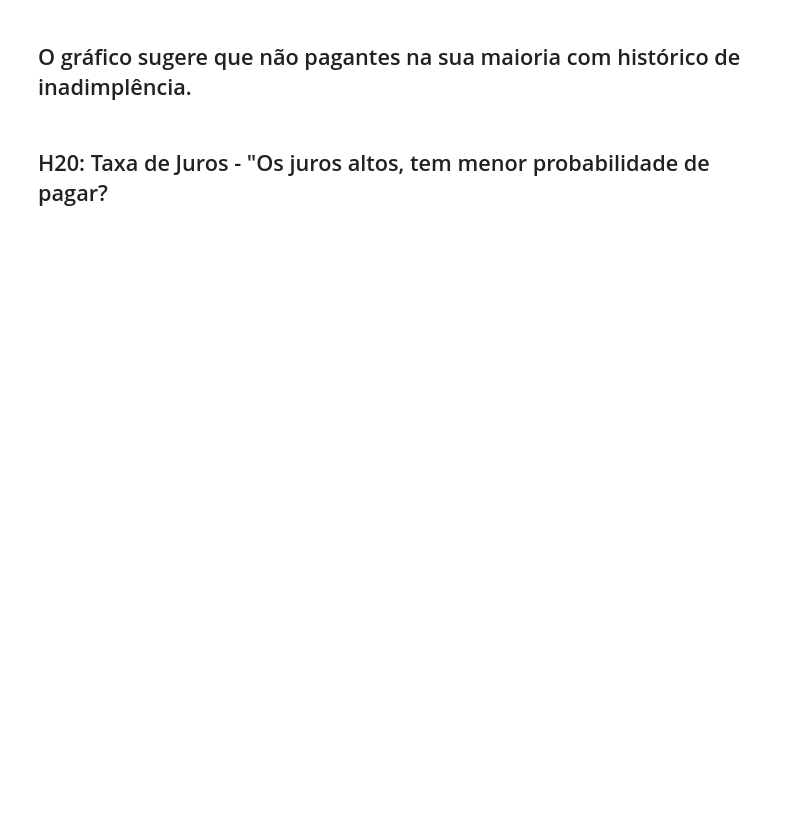
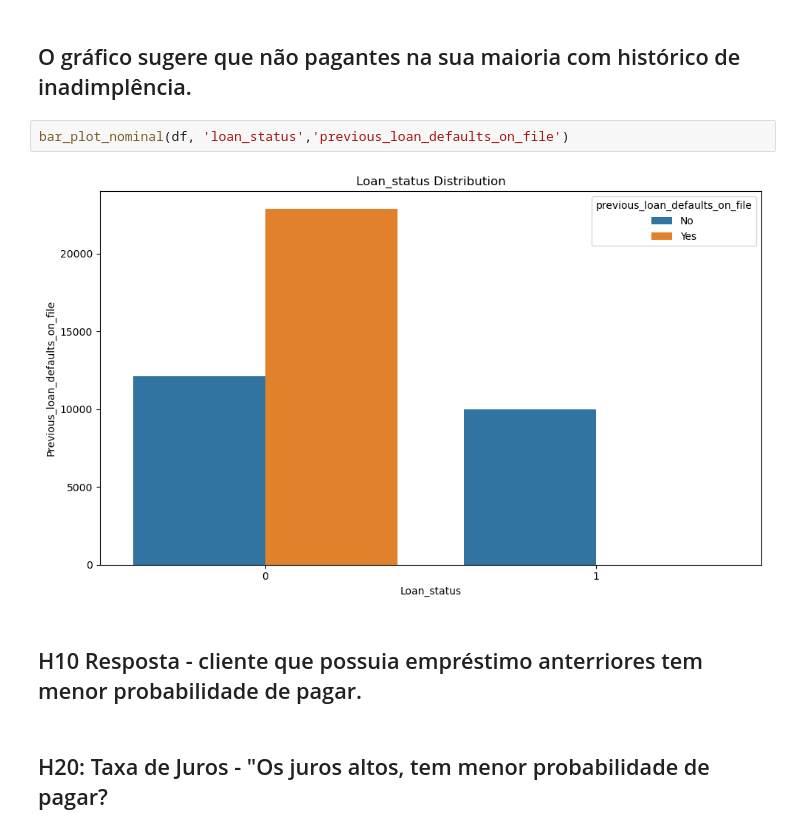
Before and after one commit to luizdataeng/loan_payment, a Jupyter notebook: EDA.ipynb, the cells around one changed output. Saved outputs shown, nothing was run; the diff lists cells and outputs as text; blank space fills up the shorter version.

```diff
--- a/EDA.ipynb
+++ b/EDA.ipynb
@@ -331,4 +222,10 @@ plt.show()
 # %% [markdown]
 ## O gráfico sugere que não pagantes na sua maioria com histórico de inadimplência.
+# %%
+bar_plot_nominal(df, 'loan_status','previous_loan_defaults_on_file')
+# %% [output]
+[figure, added]
+# %% [markdown]
+## H10 Resposta -  cliente que possuia empréstimo anterriores tem menor probabilidade de pagar.
 # %% [markdown]
 ## H20: Taxa de Juros - "Os juros altos, tem menor probabilidade de pagar?
```
Also changed, not shown: parts of 47 cells of this notebook, 13 other files.
